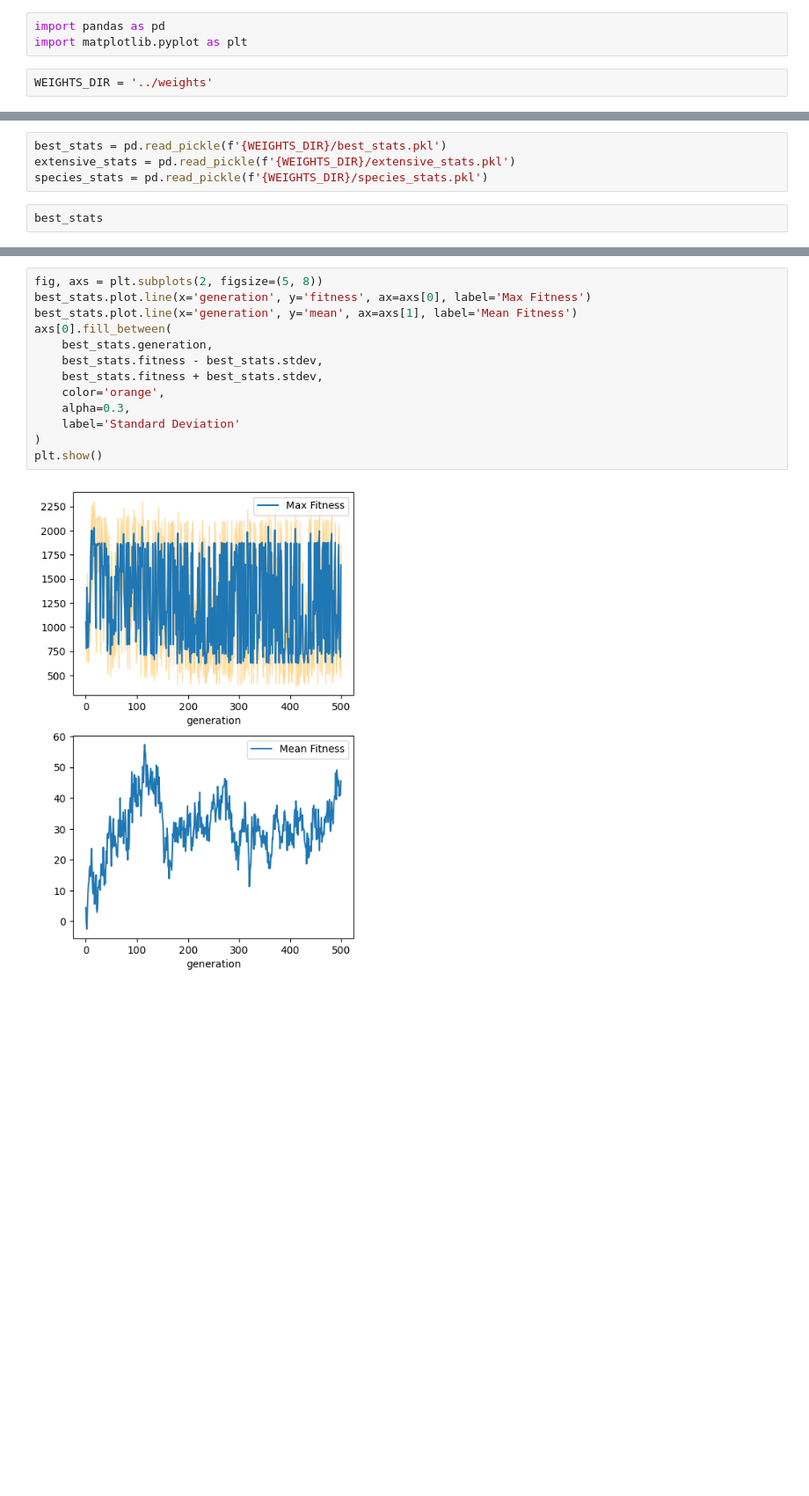
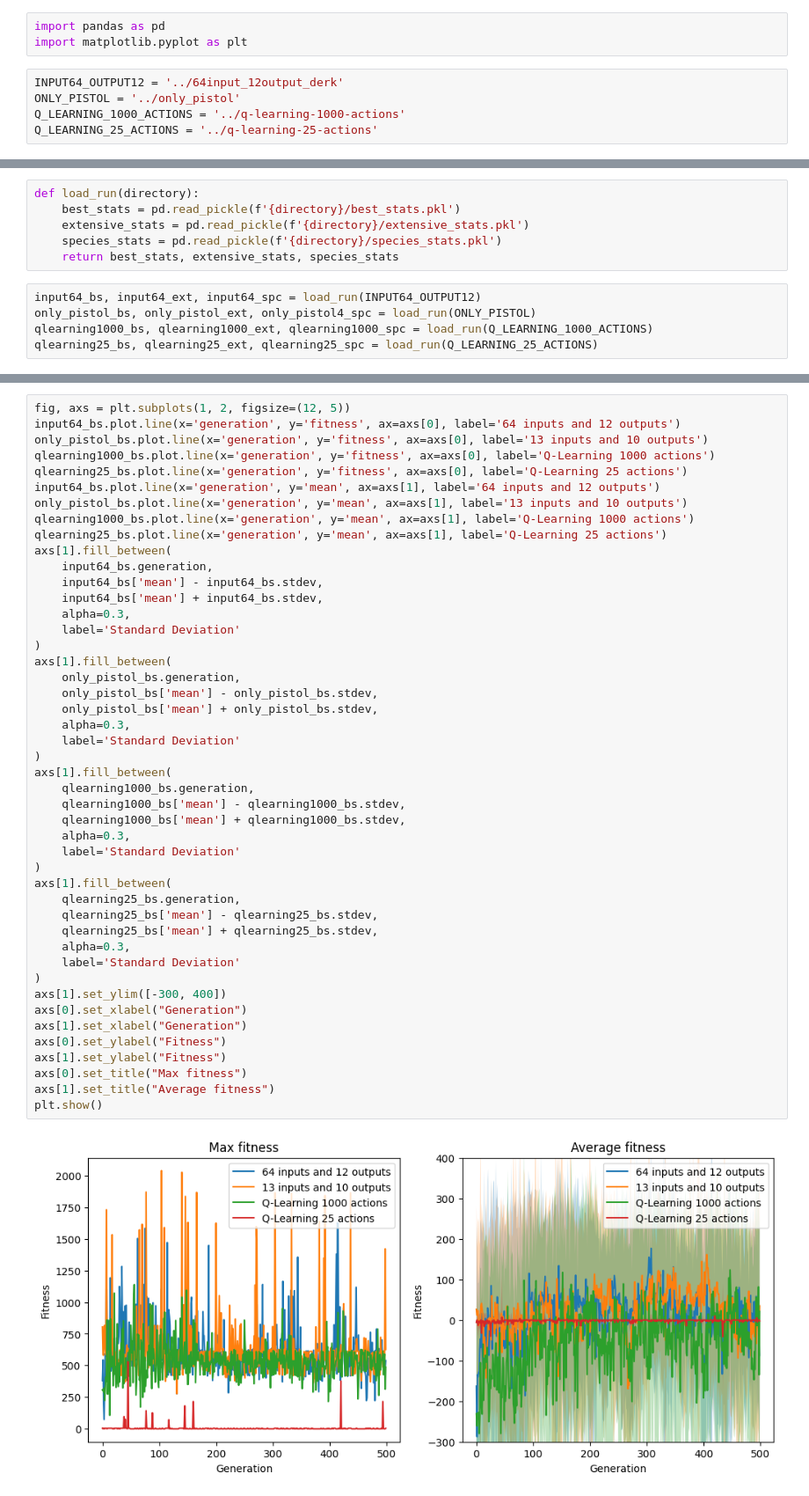
Before and after one commit to fedeizzo/comparison-NEAT-BT-on-OpenAI-Gyms, a Jupyter notebook: notebooks/results_analysis.ipynb, the cells around one changed output, grey strips where cells are left out. Shown at 88% size. Cells and saved outputs as stored; diff of their text form; blank space fills up the shorter version.

Commit message:
update derk neat configs/runs

```diff
--- a/notebooks/results_analysis.ipynb
+++ b/notebooks/results_analysis.ipynb
@@ -2,5 +2,8 @@
 import pandas as pd
 import matplotlib.pyplot as plt
 # %%
-WEIGHTS_DIR = '../weights'
+INPUT64_OUTPUT12 = '../64input_12output_derk'
+ONLY_PISTOL = '../only_pistol'
+Q_LEARNING_1000_ACTIONS = '../q-learning-1000-actions'
+Q_LEARNING_25_ACTIONS = '../q-learning-25-actions'
 # %%
@@ -10,6 +27,11 @@ best_stats.pkl  extensive_stats.pkl  species_stats.pkl  winner.pkl
 # %%
-best_stats = pd.read_pickle(f'{WEIGHTS_DIR}/best_stats.pkl')
-extensive_stats = pd.read_pickle(f'{WEIGHTS_DIR}/extensive_stats.pkl')
-species_stats = pd.read_pickle(f'{WEIGHTS_DIR}/species_stats.pkl')
+def load_run(directory):
+    best_stats = pd.read_pickle(f'{directory}/best_stats.pkl')
+    extensive_stats = pd.read_pickle(f'{directory}/extensive_stats.pkl')
+    species_stats = pd.read_pickle(f'{directory}/species_stats.pkl')
+    return best_stats, extensive_stats, species_stats
 # %%
-best_stats
+input64_bs, input64_ext, input64_spc = load_run(INPUT64_OUTPUT12)
+only_pistol_bs, only_pistol_ext, only_pistol4_spc = load_run(ONLY_PISTOL)
+qlearning1000_bs, qlearning1000_ext, qlearning1000_spc = load_run(Q_LEARNING_1000_ACTIONS)
+qlearning25_bs, qlearning25_ext, qlearning25_spc = load_run(Q_LEARNING_25_ACTIONS)
@@ -30,18 +38,51 @@ best_stats
 # %%
-fig, axs = plt.subplots(2, figsize=(5, 8))
-best_stats.plot.line(x='generation', y='fitness', ax=axs[0], label='Max Fitness')
-best_stats.plot.line(x='generation', y='mean', ax=axs[1], label='Mean Fitness')
-axs[0].fill_between(
-    best_stats.generation,
-    best_stats.fitness - best_stats.stdev,
-    best_stats.fitness + best_stats.stdev,
-    color='orange',
+fig, axs = plt.subplots(1, 2, figsize=(12, 5))
+input64_bs.plot.line(x='generation', y='fitness', ax=axs[0], label='64 inputs and 12 outputs')
+only_pistol_bs.plot.line(x='generation', y='fitness', ax=axs[0], label='13 inputs and 10 outputs')
+qlearning1000_bs.plot.line(x='generation', y='fitness', ax=axs[0], label='Q-Learning 1000 actions')
+qlearning25_bs.plot.line(x='generation', y='fitness', ax=axs[0], label='Q-Learning 25 actions')
+input64_bs.plot.line(x='generation', y='mean', ax=axs[1], label='64 inputs and 12 outputs')
+only_pistol_bs.plot.line(x='generation', y='mean', ax=axs[1], label='13 inputs and 10 outputs')
+qlearning1000_bs.plot.line(x='generation', y='mean', ax=axs[1], label='Q-Learning 1000 actions')
+qlearning25_bs.plot.line(x='generation', y='mean', ax=axs[1], label='Q-Learning 25 actions')
+axs[1].fill_between(
+    input64_bs.generation,
+    input64_bs['mean'] - input64_bs.stdev,
+    input64_bs['mean'] + input64_bs.stdev,
     alpha=0.3,
     label='Standard Deviation'
 )
+axs[1].fill_between(
+    only_pistol_bs.generation,
+    only_pistol_bs['mean'] - only_pistol_bs.stdev,
+    only_pistol_bs['mean'] + only_pistol_bs.stdev,
+    alpha=0.3,
+    label='Standard Deviation'
+)
+axs[1].fill_between(
+    qlearning1000_bs.generation,
+    qlearning1000_bs['mean'] - qlearning1000_bs.stdev,
+    qlearning1000_bs['mean'] + qlearning1000_bs.stdev,
+    alpha=0.3,
+    label='Standard Deviation'
+)
+axs[1].fill_between(
+    qlearning25_bs.generation,
+    qlearning25_bs['mean'] - qlearning25_bs.stdev,
+    qlearning25_bs['mean'] + qlearning25_bs.stdev,
+    alpha=0.3,
+    label='Standard Deviation'
+)
+axs[1].set_ylim([-300, 400])
+axs[0].set_xlabel("Generation")
+axs[1].set_xlabel("Generation")
+axs[0].set_ylabel("Fitness")
+axs[1].set_ylabel("Fitness")
+axs[0].set_title("Max fitness")
+axs[1].set_title("Average fitness")
 plt.show()
 # %% [output]
-[figure, old version]
+[figure, new version]
 # %%
 extensive_stats
 # %% [output]
```
Also changed, not shown: parts of 5 cells of this notebook, 14 other files.
